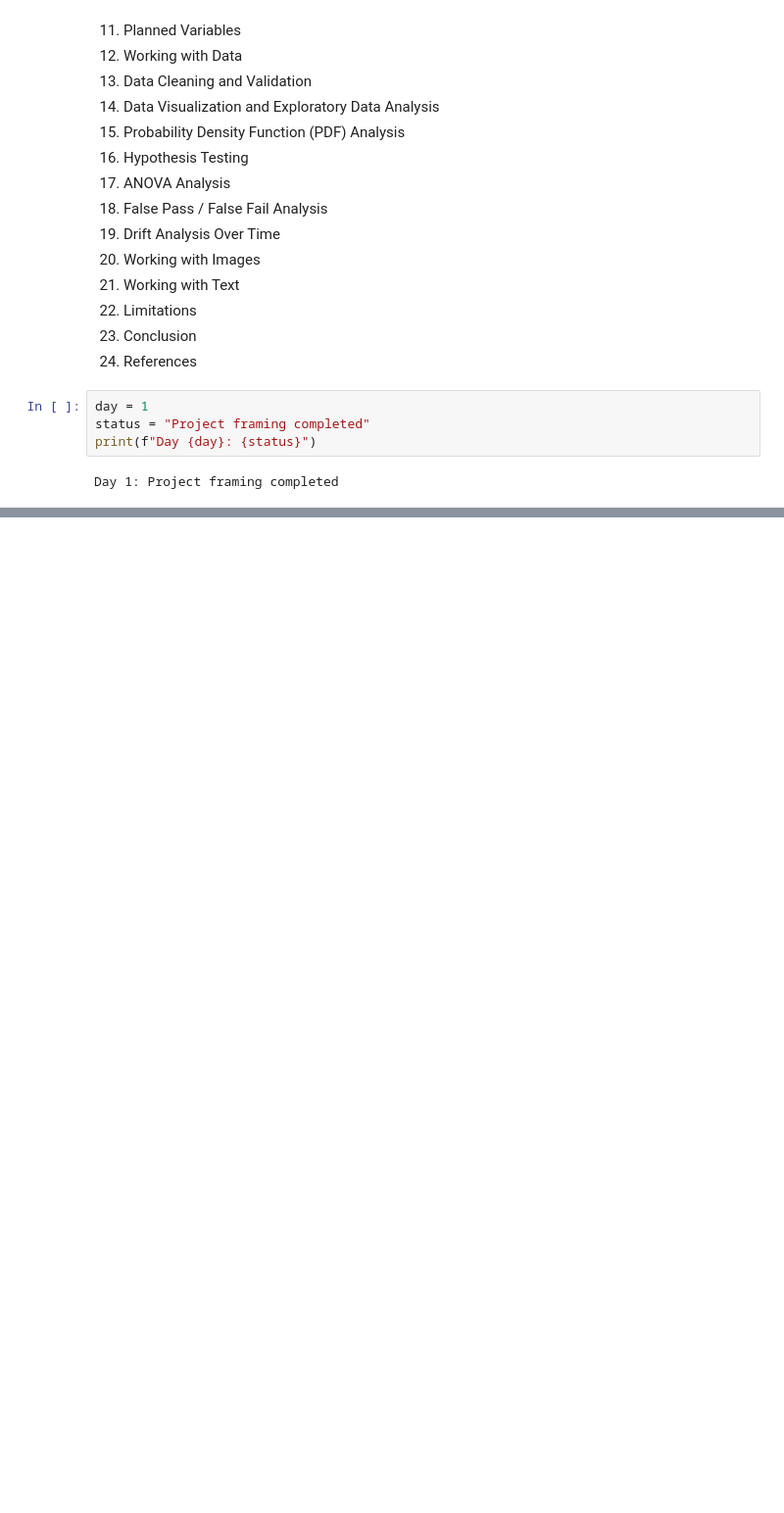
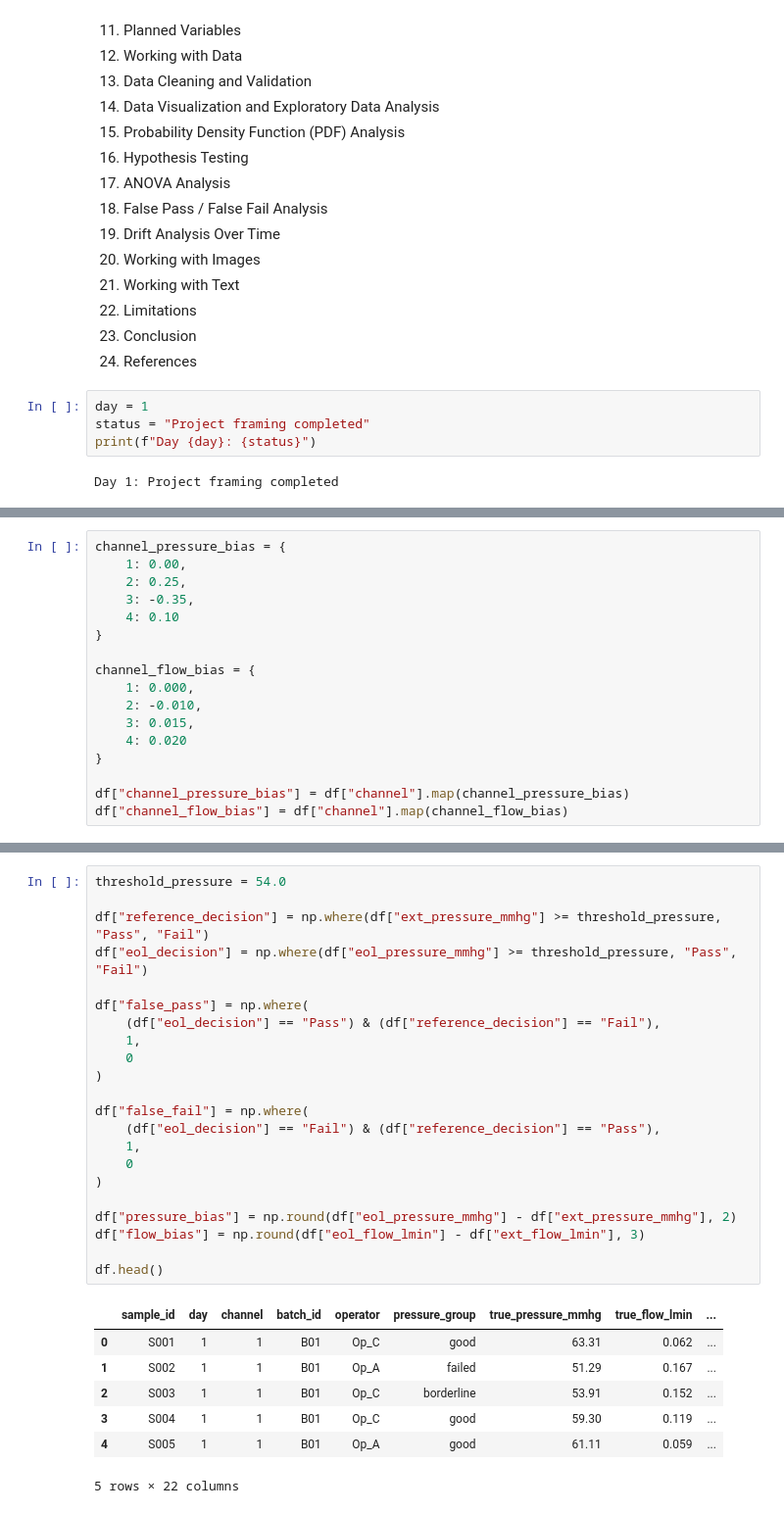
Before and after one commit to simonsvp/EOL-Measurement-System-Analysis-with-ANOVA-and-Decision-Risk, a Jupyter notebook: measurement_system_analysis.ipynb, the cells around one changed output, grey strips where cells are left out. Shown at 98% size. Cells and saved outputs as stored; diff of their text form; blank space fills up the shorter version.

```diff
--- a/measurement_system_analysis.ipynb
+++ b/measurement_system_analysis.ipynb
@@ -176,0 +349,17 @@ Day 1: Project framing completed
+# %%
+channel_pressure_bias = {
+    1: 0.00,
+    2: 0.25,
+    3: -0.35,
+    4: 0.10
+}
+
+channel_flow_bias = {
+    1: 0.000,
+    2: -0.010,
+    3: 0.015,
+    4: 0.020
+}
+
+df["channel_pressure_bias"] = df["channel"].map(channel_pressure_bias)
+df["channel_flow_bias"] = df["channel"].map(channel_flow_bias)
@@ -176,0 +419,30 @@ Day 1: Project framing completed
+# %%
+threshold_pressure = 54.0
+
+df["reference_decision"] = np.where(df["ext_pressure_mmhg"] >= threshold_pressure, "Pass", "Fail")
+df["eol_decision"] = np.where(df["eol_pressure_mmhg"] >= threshold_pressure, "Pass", "Fail")
+
+df["false_pass"] = np.where(
+    (df["eol_decision"] == "Pass") & (df["reference_decision"] == "Fail"),
+    1,
+    0
+)
+
+df["false_fail"] = np.where(
+    (df["eol_decision"] == "Fail") & (df["reference_decision"] == "Pass"),
+    1,
+    0
+)
+
+df["pressure_bias"] = np.round(df["eol_pressure_mmhg"] - df["ext_pressure_mmhg"], 2)
+df["flow_bias"] = np.round(df["eol_flow_lmin"] - df["ext_flow_lmin"], 3)
+
+df.head()
+# %% [output]
+|  | sample_id | day | channel | batch_id | operator | pressure_group | true_pressure_mmhg | true_flow_lmin | ... |
+| 0 | S001 | 1 | 1 | B01 | Op_C | good | 63.31 | 0.062 | ... |
+| 1 | S002 | 1 | 1 | B01 | Op_A | failed | 51.29 | 0.167 | ... |
+| 2 | S003 | 1 | 1 | B01 | Op_C | borderline | 53.91 | 0.152 | ... |
+| 3 | S004 | 1 | 1 | B01 | Op_C | good | 59.30 | 0.119 | ... |
+| 4 | S005 | 1 | 1 | B01 | Op_A | good | 61.11 | 0.059 | ... |
+5 rows × 22 columns
```
Also changed, not shown: parts of 20 cells of this notebook, 1 other file.
